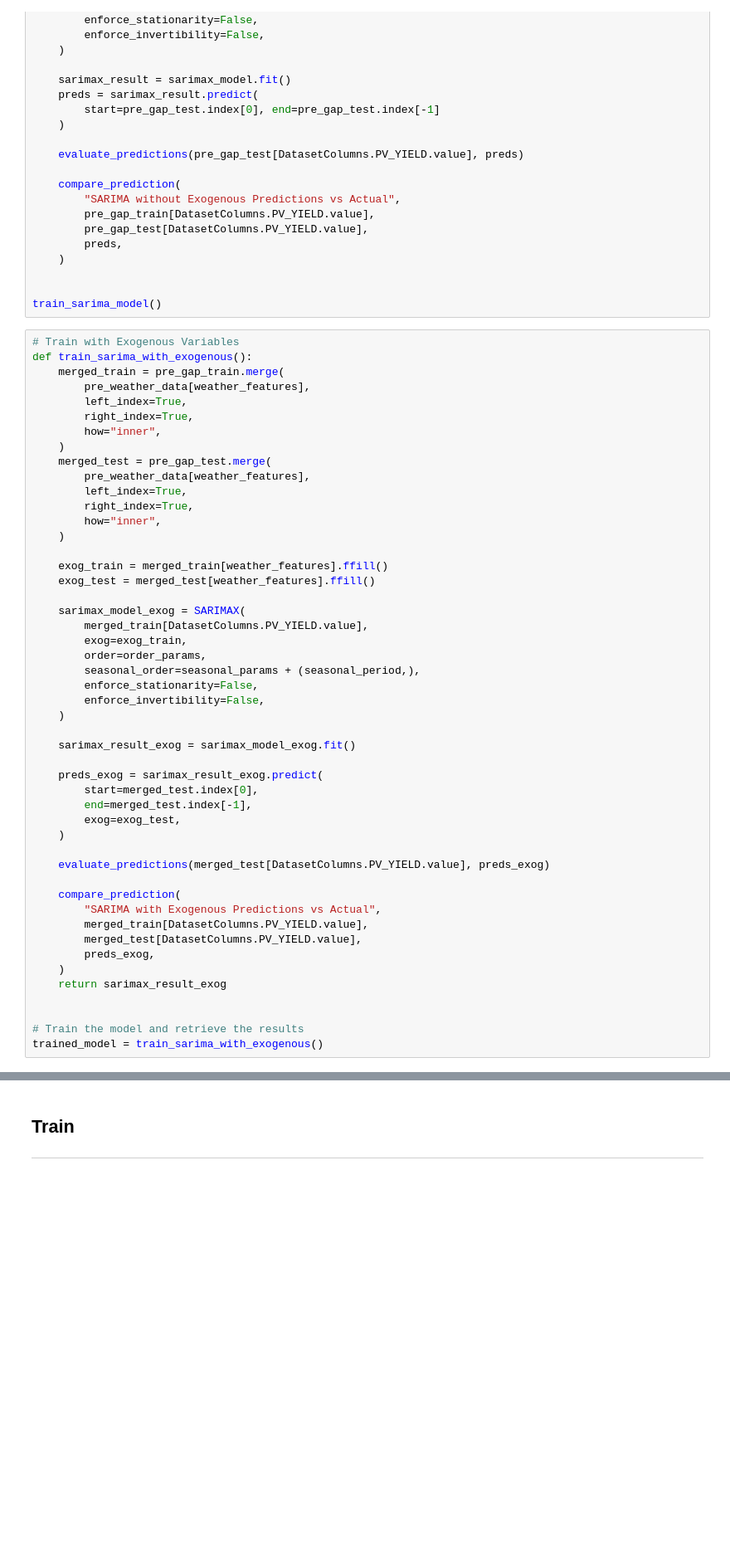
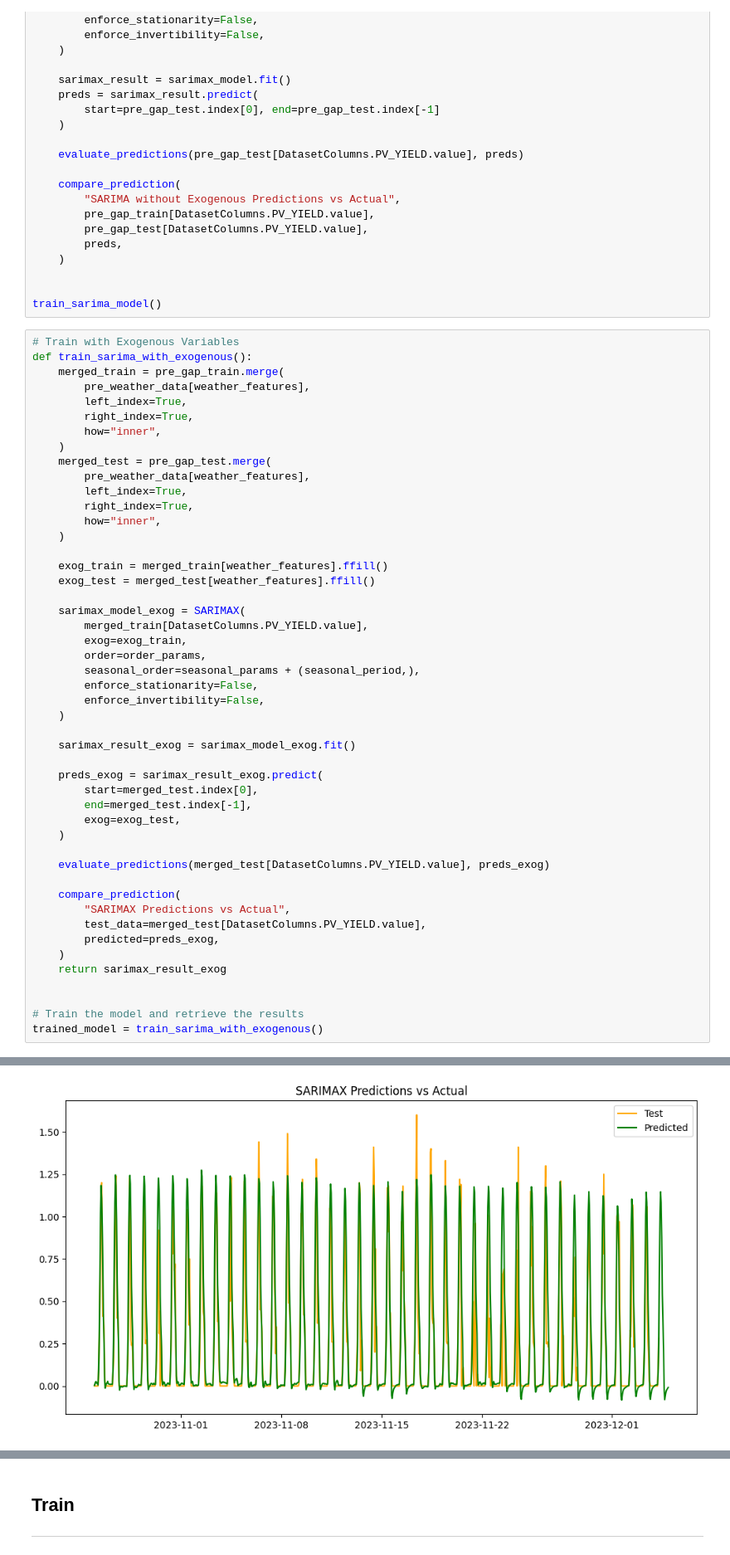
Before and after one commit to Richie-Z/solar-panel-prediction, a Jupyter notebook: model/arima.ipynb, the cells around one changed output, grey strips where cells are left out. Shown: that part at 83% size. Drawn from its saved outputs; the diff is of its cells as text; blank space fills up the shorter version.

```diff
--- a/model/arima.ipynb
+++ b/model/arima.ipynb
@@ -186,13 +188,13 @@ def train_sarima_with_exogenous():
     evaluate_predictions(merged_test[DatasetColumns.PV_YIELD.value], preds_exog)
 
     compare_prediction(
-        "SARIMA with Exogenous Predictions vs Actual",
-        merged_train[DatasetColumns.PV_YIELD.value],
-        merged_test[DatasetColumns.PV_YIELD.value],
-        preds_exog,
+        "SARIMAX Predictions vs Actual",
+        test_data=merged_test[DatasetColumns.PV_YIELD.value],
+        predicted=preds_exog,
     )
     return sarimax_result_exog
 
 
 # Train the model and retrieve the results
 trained_model = train_sarima_with_exogenous()
+# %% [output]
@@ -199,3 +219,4 @@ trained_model = train_sarima_with_exogenous()
+[figure, added]
 # %%
 # Train with Exogenous Variables using Time-Series Cross-Validation
 def train_sarima_with_exogenous_cv():
```
Also changed, not shown: parts of 6 cells of this notebook, 5 other files.
